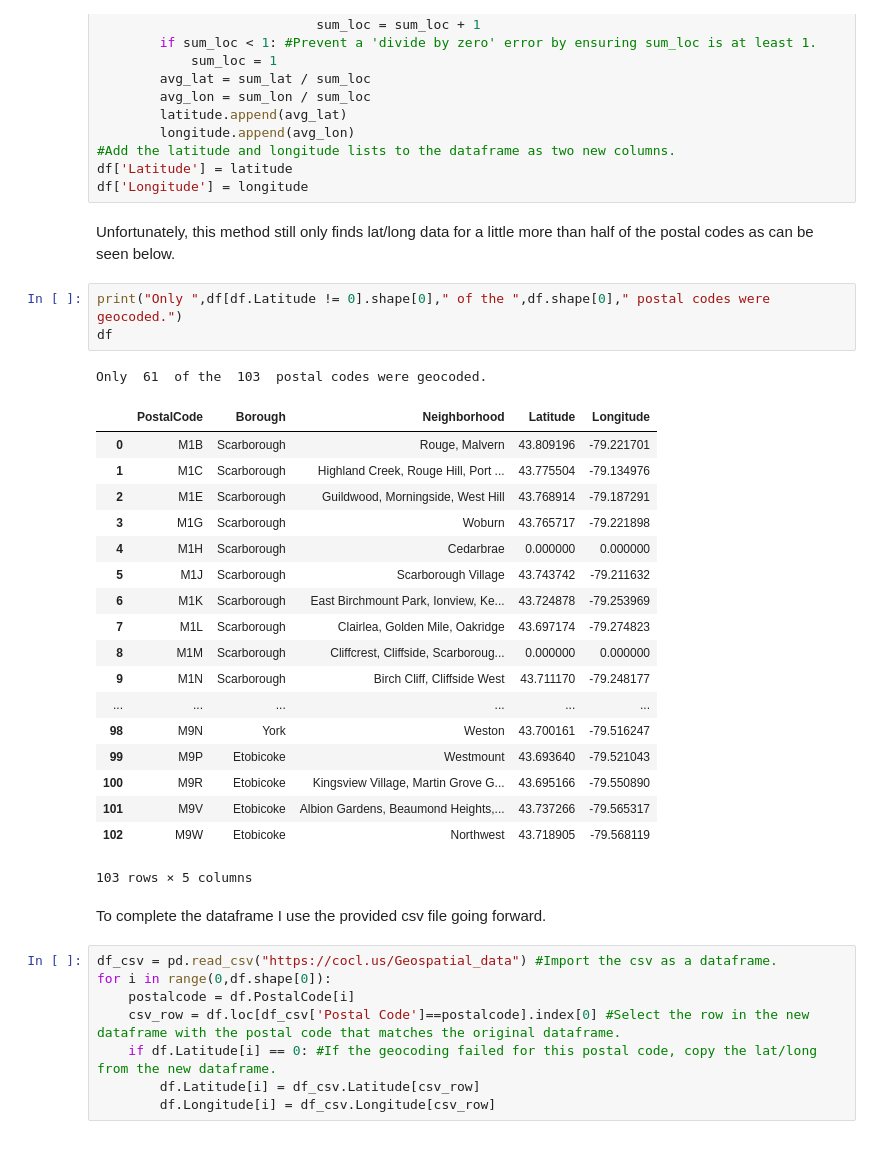
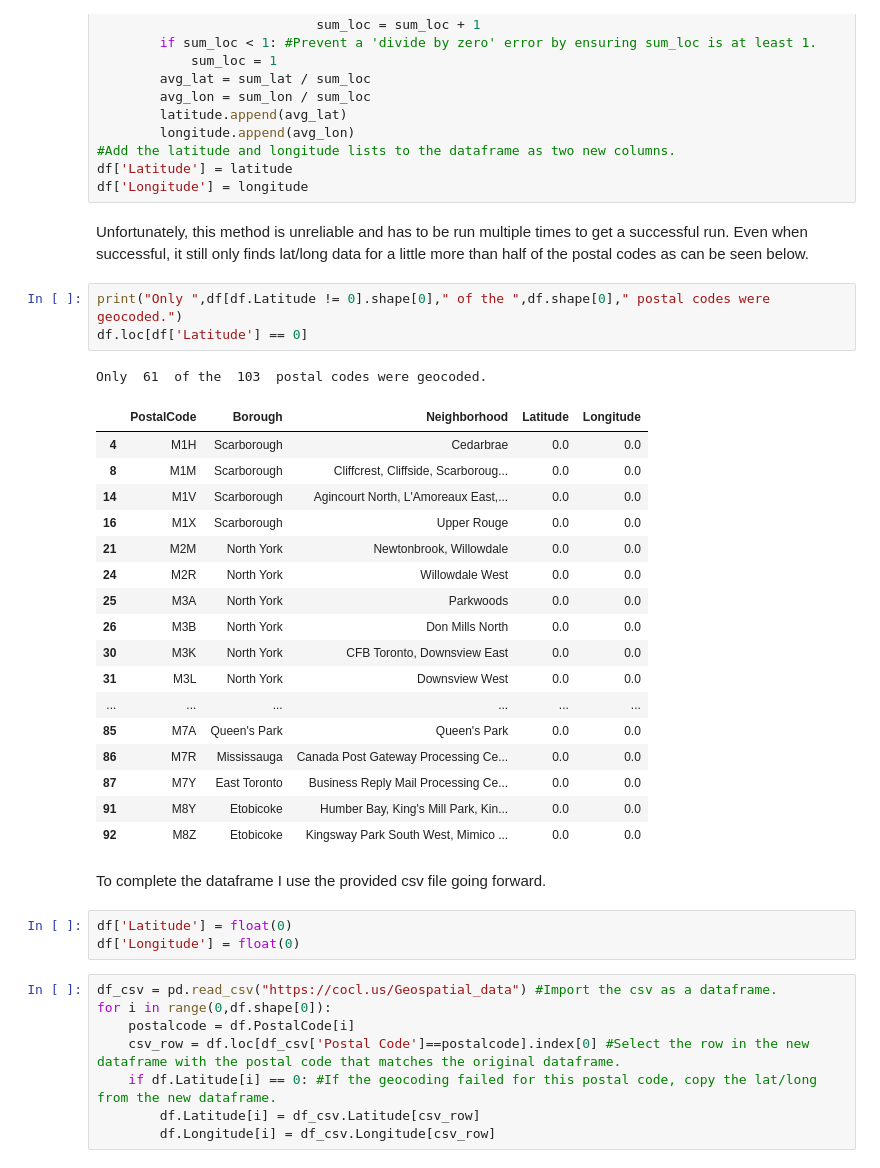
Before and after one commit to jeffreygdupree/Coursera_Capstone, a Jupyter notebook: Neighborhood Clustering in Toronto.ipynb, the cells around one changed output. Drawn from its saved outputs; the diff is of its cells as text.

```diff
--- a/Neighborhood Clustering in Toronto.ipynb
+++ b/Neighborhood Clustering in Toronto.ipynb
@@ -134,32 +138,34 @@ for i in range(0,df.shape[0]): #Loop through each Postal Codes.
 df['Latitude'] = latitude
 df['Longitude'] = longitude
 # %% [markdown]
-Unfortunately, this method still only finds lat/long data for a little more than half of the postal codes as can be seen below.
+Unfortunately, this method is unreliable and has to be run multiple times to get a successful run. Even when successful, it still only finds lat/long data for a little more than half of the postal codes as can be seen below.
 # %%
 print("Only ",df[df.Latitude != 0].shape[0]," of the ",df.shape[0]," postal codes were geocoded.")
-df
+df.loc[df['Latitude'] == 0]
 # %% [output]
 Only  61  of the  103  postal codes were geocoded.
 |  | PostalCode | Borough | Neighborhood | Latitude | Longitude |
-| 0 | M1B | Scarborough | Rouge, Malvern | 43.809196 | -79.221701 |
-| 1 | M1C | Scarborough | Highland Creek, Rouge Hill, Port ... | 43.775504 | -79.134976 |
-| 2 | M1E | Scarborough | Guildwood, Morningside, West Hill | 43.768914 | -79.187291 |
-| 3 | M1G | Scarborough | Woburn | 43.765717 | -79.221898 |
-| 4 | M1H | Scarborough | Cedarbrae | 0.000000 | 0.000000 |
-| 5 | M1J | Scarborough | Scarborough Village | 43.743742 | -79.211632 |
-| 6 | M1K | Scarborough | East Birchmount Park, Ionview, Ke... | 43.724878 | -79.253969 |
-| 7 | M1L | Scarborough | Clairlea, Golden Mile, Oakridge | 43.697174 | -79.274823 |
-| 8 | M1M | Scarborough | Cliffcrest, Cliffside, Scarboroug... | 0.000000 | 0.000000 |
-| 9 | M1N | Scarborough | Birch Cliff, Cliffside West | 43.711170 | -79.248177 |
+| 4 | M1H | Scarborough | Cedarbrae | 0.0 | 0.0 |
+| 8 | M1M | Scarborough | Cliffcrest, Cliffside, Scarboroug... | 0.0 | 0.0 |
+| 14 | M1V | Scarborough | Agincourt North, L'Amoreaux East,... | 0.0 | 0.0 |
+| 16 | M1X | Scarborough | Upper Rouge | 0.0 | 0.0 |
+| 21 | M2M | North York | Newtonbrook, Willowdale | 0.0 | 0.0 |
+| 24 | M2R | North York | Willowdale West | 0.0 | 0.0 |
+| 25 | M3A | North York | Parkwoods | 0.0 | 0.0 |
+| 26 | M3B | North York | Don Mills North | 0.0 | 0.0 |
+| 30 | M3K | North York | CFB Toronto, Downsview East | 0.0 | 0.0 |
+| 31 | M3L | North York | Downsview West | 0.0 | 0.0 |
 | ... | ... | ... | ... | ... | ... |
-| 98 | M9N | York | Weston | 43.700161 | -79.516247 |
-| 99 | M9P | Etobicoke | Westmount | 43.693640 | -79.521043 |
-| 100 | M9R | Etobicoke | Kingsview Village, Martin Grove G... | 43.695166 | -79.550890 |
-| 101 | M9V | Etobicoke | Albion Gardens, Beaumond Heights,... | 43.737266 | -79.565317 |
-| 102 | M9W | Etobicoke | Northwest | 43.718905 | -79.568119 |
+| 85 | M7A | Queen's Park | Queen's Park | 0.0 | 0.0 |
+| 86 | M7R | Mississauga | Canada Post Gateway Processing Ce... | 0.0 | 0.0 |
+| 87 | M7Y | East Toronto | Business Reply Mail Processing Ce... | 0.0 | 0.0 |
+| 91 | M8Y | Etobicoke | Humber Bay, King's Mill Park, Kin... | 0.0 | 0.0 |
+| 92 | M8Z | Etobicoke | Kingsway Park South West, Mimico ... | 0.0 | 0.0 |
-103 rows × 5 columns
 # %% [markdown]
 To complete the dataframe I use the provided csv file going forward.
+# %%
+df['Latitude'] = float(0)
+df['Longitude'] = float(0)
 # %%
 df_csv = pd.read_csv("https://cocl.us/Geospatial_data") #Import the csv as a dataframe.
 for i in range(0,df.shape[0]):
```
Also changed, not shown: parts of 36 cells of this notebook.
